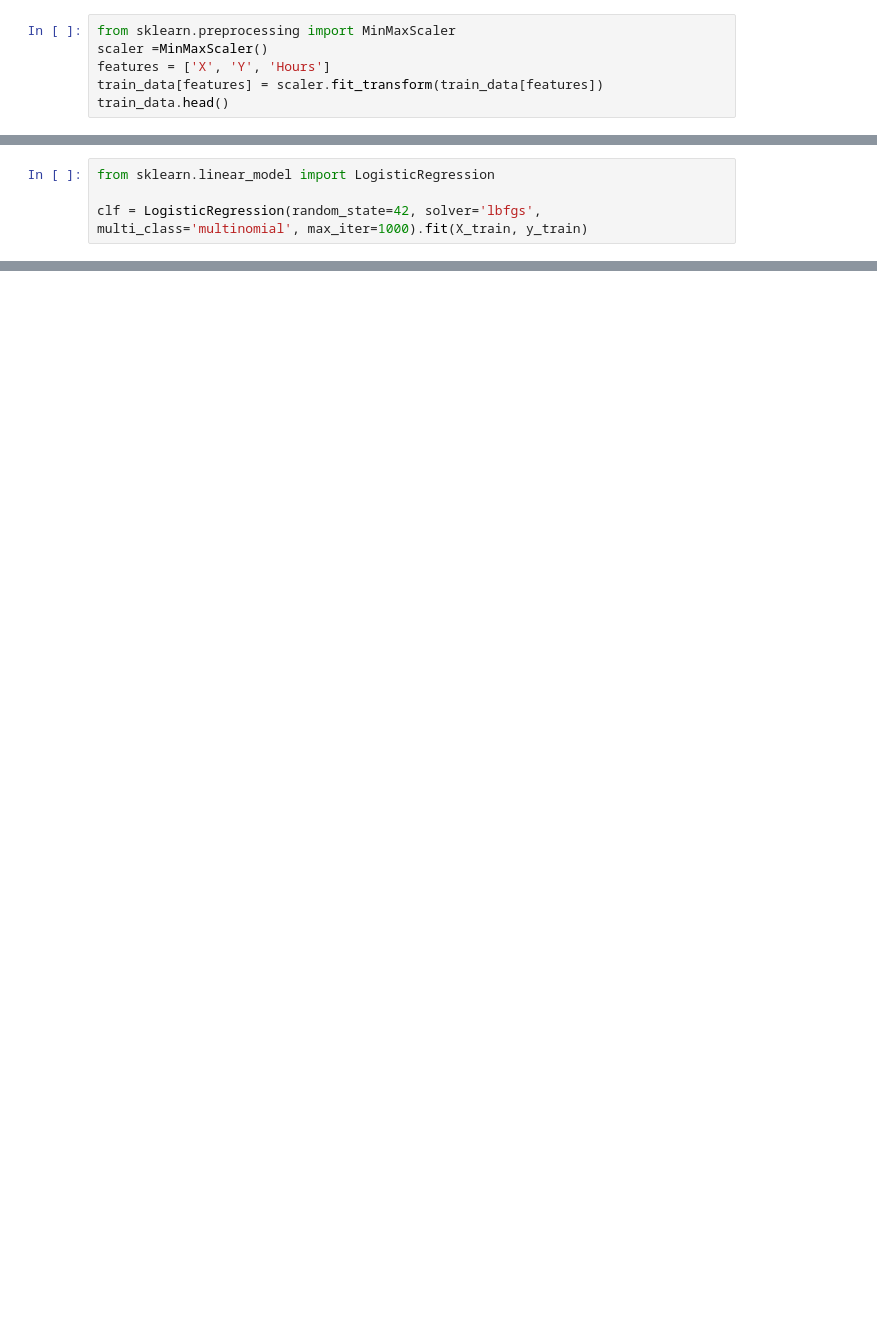
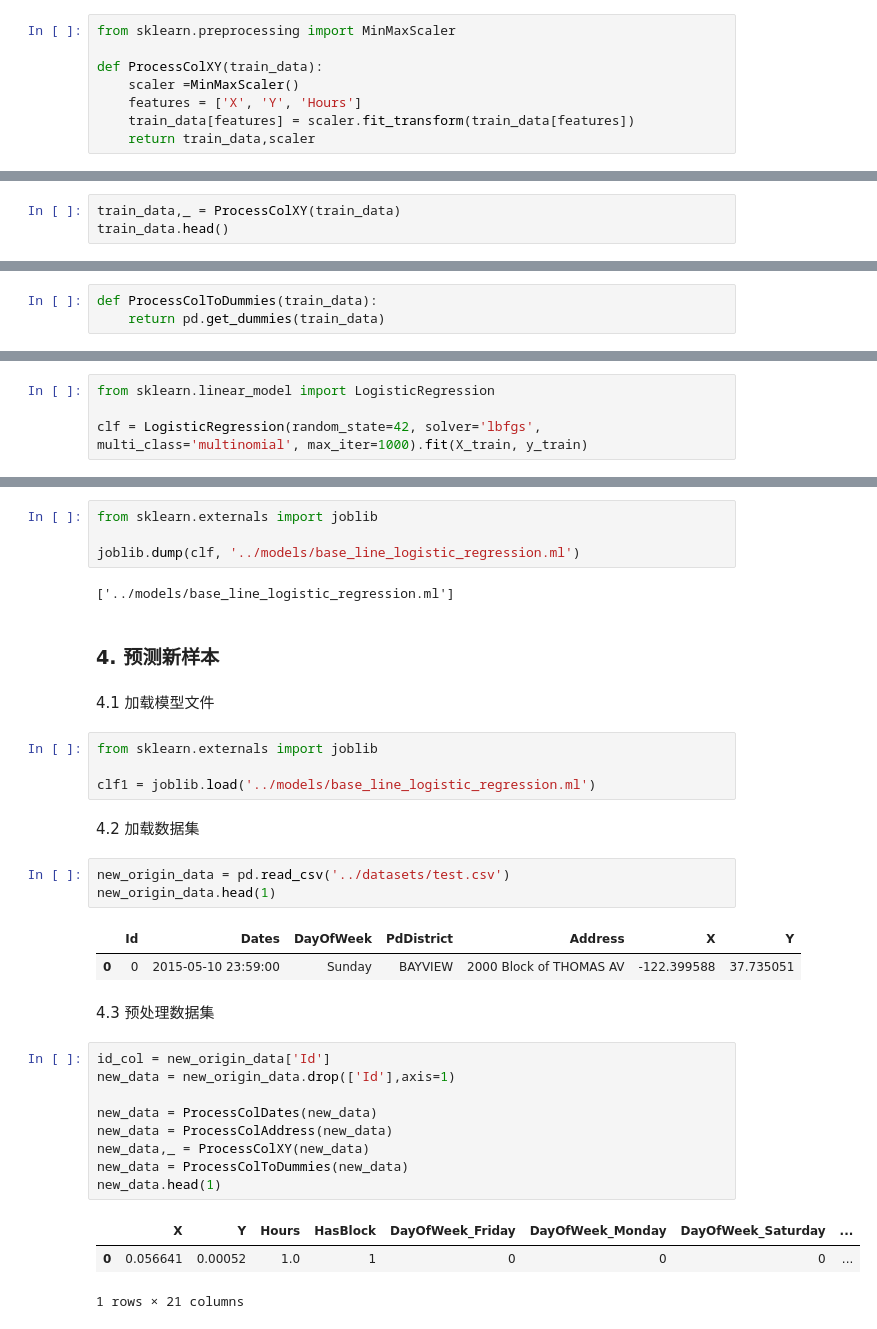
Before and after one commit to SongShawn/MachineLearning, a Jupyter notebook: capstone/solutions/base_line.ipynb, the cells around one changed output, grey strips where cells are left out. Drawn from its saved outputs; the diff is of its cells as text; blank space fills up the shorter version.

```diff
--- a/capstone/solutions/base_line.ipynb
+++ b/capstone/solutions/base_line.ipynb
@@ -74,6 +79,8 @@ train_data.head()
 # %%
 from sklearn.preprocessing import MinMaxScaler
-scaler =MinMaxScaler()
-features = ['X', 'Y', 'Hours']
-train_data[features] = scaler.fit_transform(train_data[features])
-train_data.head()
+
+def ProcessColXY(train_data):
+    scaler =MinMaxScaler()
+    features = ['X', 'Y', 'Hours']
+    train_data[features] = scaler.fit_transform(train_data[features])
+    return train_data,scaler
@@ -86,0 +87,3 @@ train_data.head()
+# %%
+train_data,_ = ProcessColXY(train_data)
+train_data.head()
@@ -89 +99,4 @@ train_data.head()
+# %%
+def ProcessColToDummies(train_data):
+    return pd.get_dummies(train_data)
 # %%
@@ -132,0 +163,37 @@ print('多分类对数损失: ', log_loss(y_test, y_pred_prob))
+# %%
+from sklearn.externals import joblib
+
+joblib.dump(clf, '../models/base_line_logistic_regression.ml')
+# %% [output]
+['../models/base_line_logistic_regression.ml']
+# %% [markdown]
+### 4. 预测新样本
+# %% [markdown]
+4.1 加载模型文件
+# %%
+from sklearn.externals import joblib
+
+clf1 = joblib.load('../models/base_line_logistic_regression.ml')
+# %% [markdown]
+4.2 加载数据集
+# %%
+new_origin_data = pd.read_csv('../datasets/test.csv')
+new_origin_data.head(1)
+# %% [output]
+|  | Id | Dates | DayOfWeek | PdDistrict | Address | X | Y |
+| 0 | 0 | 2015-05-10 23:59:00 | Sunday | BAYVIEW | 2000 Block of THOMAS AV | -122.399588 | 37.735051 |
+# %% [markdown]
+4.3 预处理数据集
+# %%
+id_col = new_origin_data['Id']
+new_data = new_origin_data.drop(['Id'],axis=1)
+
+new_data = ProcessColDates(new_data)
+new_data = ProcessColAddress(new_data)
+new_data,_ = ProcessColXY(new_data)
+new_data = ProcessColToDummies(new_data)
+new_data.head(1)
+# %% [output]
+|  | X | Y | Hours | HasBlock | DayOfWeek_Friday | DayOfWeek_Monday | DayOfWeek_Saturday | ... |
+| 0 | 0.056641 | 0.00052 | 1.0 | 1 | 0 | 0 | 0 | ... |
+1 rows × 21 columns
```
Also changed, not shown: parts of 39 cells of this notebook, 6 other files.
